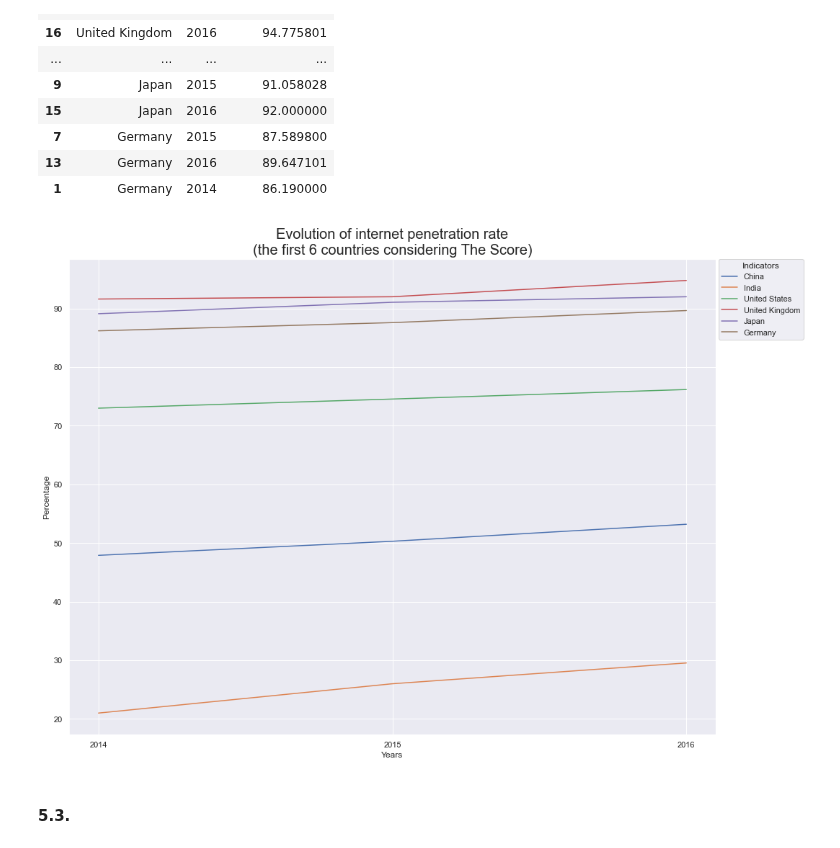
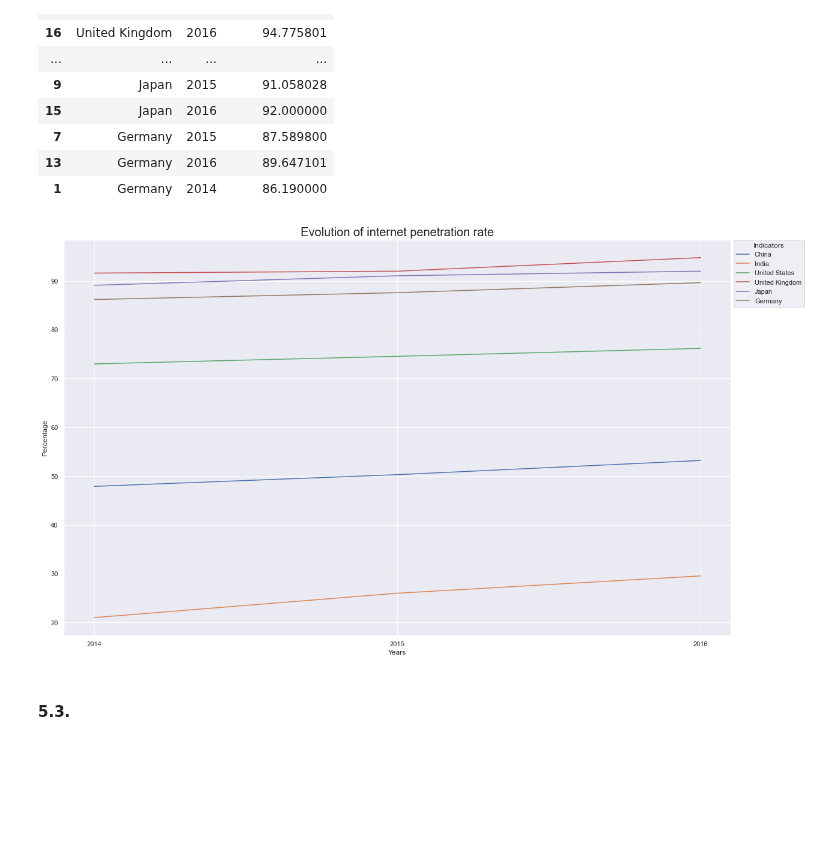
Before and after one commit to samirhinojosa/OC-P2-education-statistics, a Jupyter notebook: notebook.ipynb, the cells around one changed output. Cells and saved outputs as stored; diff of their text form; code cells hidden in the pictures; blank space fills up the shorter version.

```diff
--- a/notebook.ipynb
+++ b/notebook.ipynb
@@ -2406,20 +2406,20 @@ df_evolution_internet.sort_values("Country Name")
 | 13 | Germany | 2016 | 89.647101 |
 | 1 | Germany | 2014 | 86.190000 |
 # %%
-plt.figure(figsize=(15, 10))
+plt.figure(figsize=(18, 10))
 plot = sns.lineplot(x="year",
                     y="Internet users",
                     hue="Country Name",
                     data=df_evolution_internet
 )
 plt.legend(bbox_to_anchor=(1.004, 1), borderaxespad=0, title="Indicators")
 plt.tight_layout()
-plt.title("Evolution of internet penetration rate\n(the first 6 countries considering The Score)", size=20)
+plt.title("Evolution of internet penetration rate", size=20)
 plot.set(xlabel="Years", ylabel="Percentage")
 plt.savefig("img/evolutionInternetPenetration-Score.png")
 sns.despine(fig)
 # %% [output]
-[figure, old version]
+[figure, new version]
 # %% [markdown]
 #### 5.3.
 # %% [markdown]
```
Also changed, not shown: parts of 1 cell of this notebook, 3 other files.
